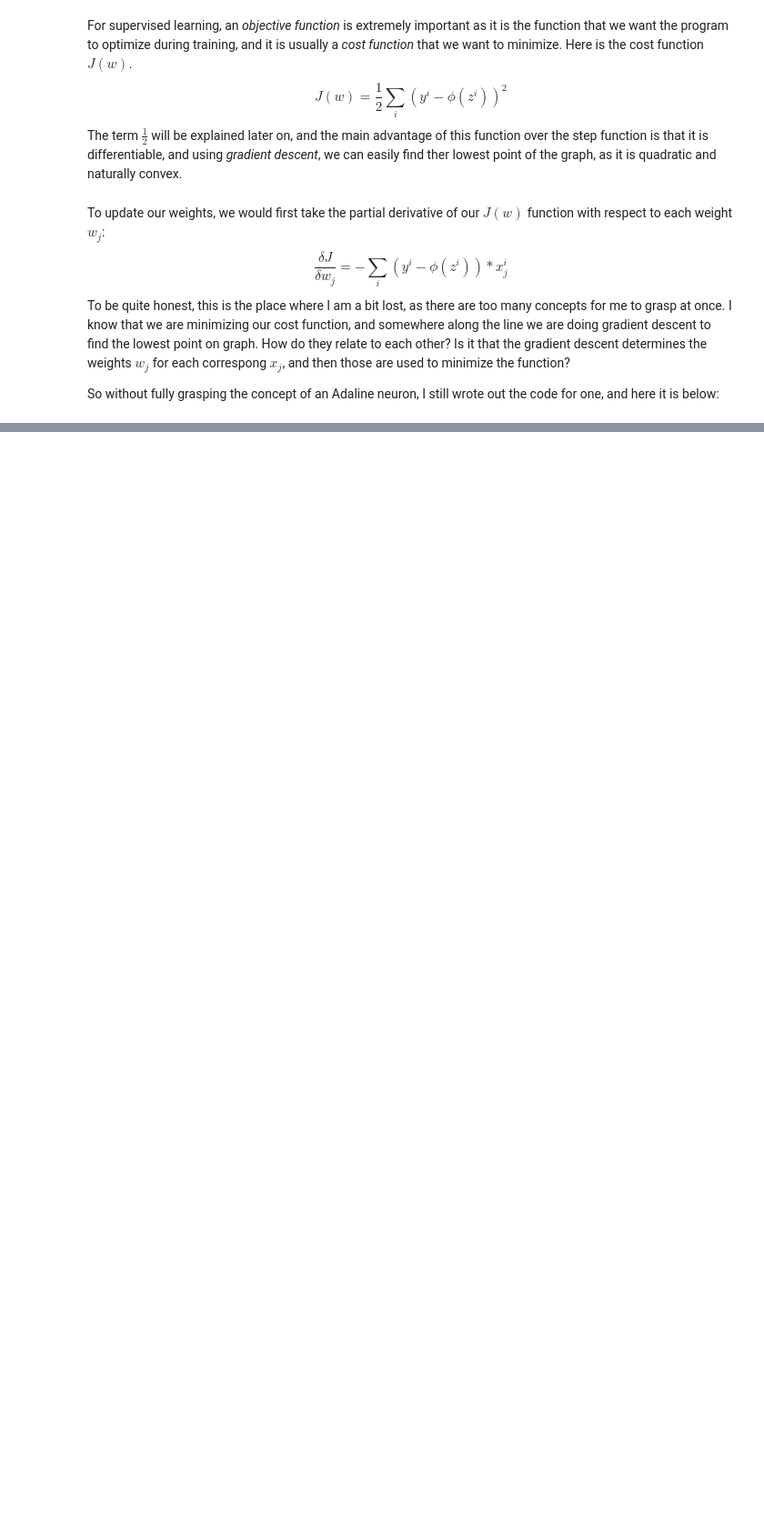
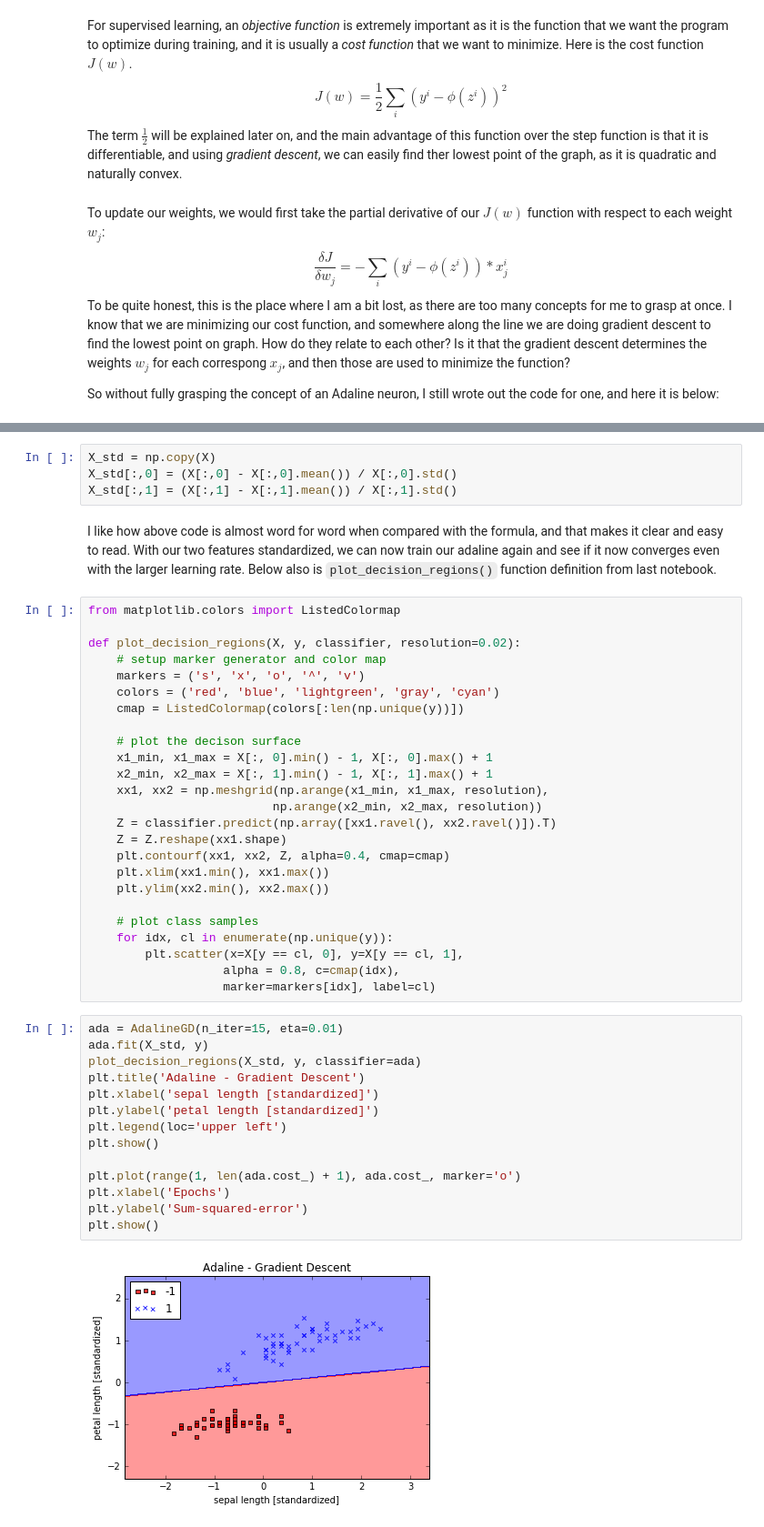
Before and after one commit to weiliansong/MachineLearning, a Jupyter notebook: Adaptive Linear Neuron and the Convergence of Learning.ipynb, the cells around one changed output, grey strips where cells are left out. Shown at 91% size. Cells and saved outputs as stored; diff of their text form; blank space fills up the shorter version.

```diff
--- a/Adaptive Linear Neuron and the Convergence of Learning.ipynb
+++ b/Adaptive Linear Neuron and the Convergence of Learning.ipynb
@@ -48,0 +107,47 @@ class AdalineGD(object):
+# %%
+X_std = np.copy(X)
+X_std[:,0] = (X[:,0] - X[:,0].mean()) / X[:,0].std()
+X_std[:,1] = (X[:,1] - X[:,1].mean()) / X[:,1].std()
+# %% [markdown]
+I like how above code is almost word for word when compared with the formula, and that makes it clear and easy to read. With our two features standardized, we can now train our adaline again and see if it now converges even with the larger learning rate. Below also is <code>plot_decision_regions()</code> function definition from last notebook.
+# %%
+from matplotlib.colors import ListedColormap
+
+def plot_decision_regions(X, y, classifier, resolution=0.02):
+    # setup marker generator and color map
+    markers = ('s', 'x', 'o', '^', 'v')
+    colors = ('red', 'blue', 'lightgreen', 'gray', 'cyan')
+    cmap = ListedColormap(colors[:len(np.unique(y))])
+
+    # plot the decison surface
+    x1_min, x1_max = X[:, 0].min() - 1, X[:, 0].max() + 1
+    x2_min, x2_max = X[:, 1].min() - 1, X[:, 1].max() + 1
+    xx1, xx2 = np.meshgrid(np.arange(x1_min, x1_max, resolution),
+                          np.arange(x2_min, x2_max, resolution))
+    Z = classifier.predict(np.array([xx1.ravel(), xx2.ravel()]).T)
+    Z = Z.reshape(xx1.shape)
+    plt.contourf(xx1, xx2, Z, alpha=0.4, cmap=cmap)
+    plt.xlim(xx1.min(), xx1.max())
+    plt.ylim(xx2.min(), xx2.max())
+
+    # plot class samples
+    for idx, cl in enumerate(np.unique(y)):
+        plt.scatter(x=X[y == cl, 0], y=X[y == cl, 1],
+                   alpha = 0.8, c=cmap(idx),
+                   marker=markers[idx], label=cl)
+# %%
+ada = AdalineGD(n_iter=15, eta=0.01)
+ada.fit(X_std, y)
+plot_decision_regions(X_std, y, classifier=ada)
+plt.title('Adaline - Gradient Descent')
+plt.xlabel('sepal length [standardized]')
+plt.ylabel('petal length [standardized]')
+plt.legend(loc='upper left')
+plt.show()
+
+plt.plot(range(1, len(ada.cost_) + 1), ada.cost_, marker='o')
+plt.xlabel('Epochs')
+plt.ylabel('Sum-squared-error')
+plt.show()
+# %% [output]
+[figure, added]
```
Also changed, not shown: parts of 7 cells of this notebook.
